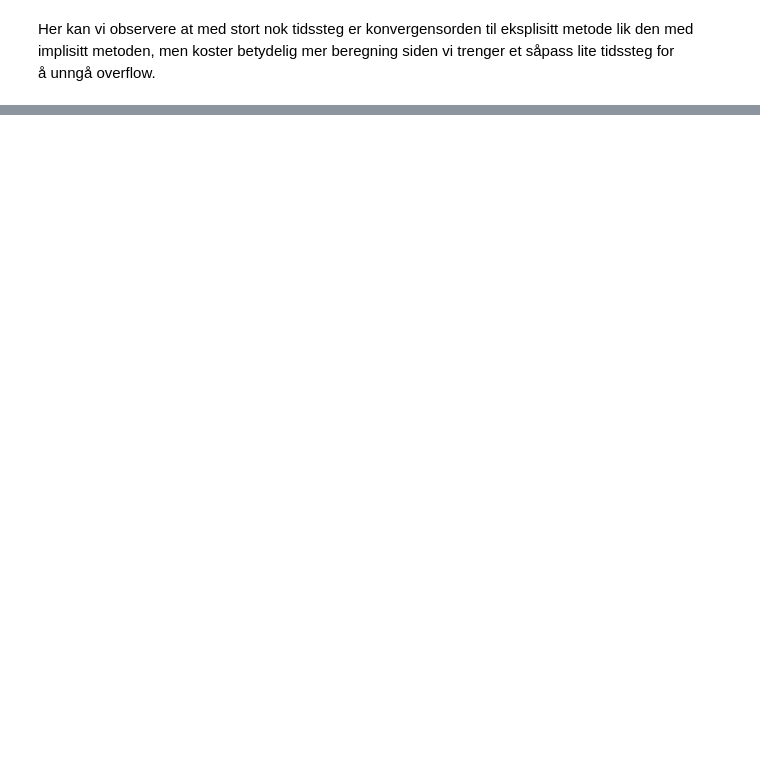
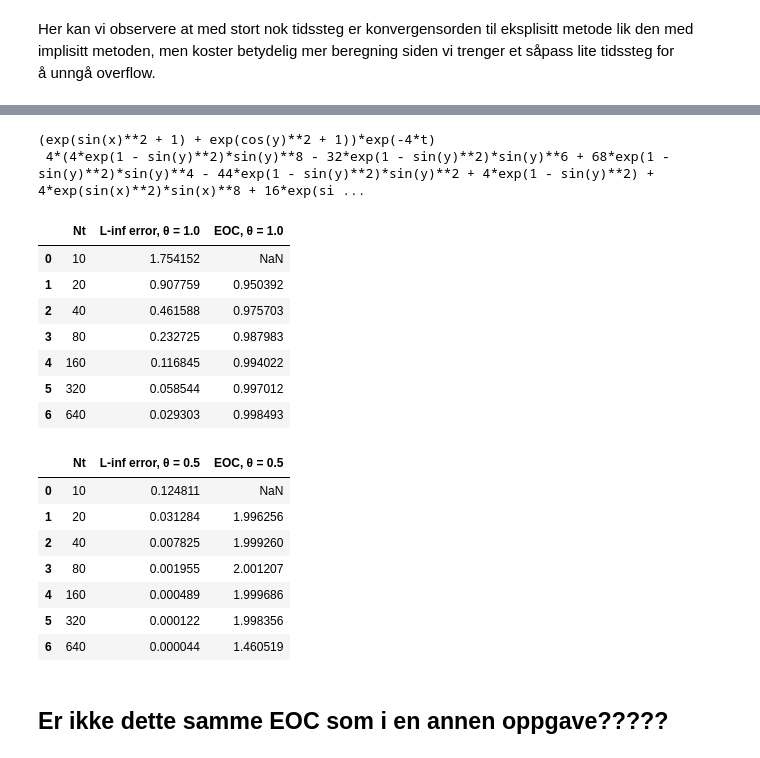
Before and after one commit to marieke-vaske/VitBer-InMat, a Jupyter notebook: Task3.ipynb, the cells around one changed output, grey strips where cells are left out. Drawn from its saved outputs; the diff is of its cells as text; code cells hidden in the pictures; blank space fills up the shorter version.

```diff
--- a/Task3.ipynb
+++ b/Task3.ipynb
@@ -789,23 +474,22 @@ Her kan vi observere at med stort nok tidssteg er konvergensorden til eksplisitt
 # %%
-# Bruker kode fra forelesningsnotater for å finne g
-def manufacture_solution_biharmonic(u_str, kappa, M, f):
+def manufacture_solution_biharmonic(u_str, kappa_val):
+
     import sympy as sy
-    from sympy import sin, cos, exp
-    x, y, t, kappa = sy.symbols('x y t kappa')
-    u_sy = eval(u_str) # symbolsk representasjon av u evalueres fra strengen
-    laplace = lambda u: sy.diff(u, x, x) + sy.diff(u, y, y) # Definerer laplace
-    biharmonic = lambda u: sy.diff(u, x, x, x, x) + sy.diff(u, x, x, y, y) + sy.diff(u, y, y, x, x) + sy.diff(u, y, y, y, y)
-    g_sy =  sy.diff(u_sy, t) - sy.simplify(M*laplace(f(u_sy)))+sy.simplify(kappa*biharmonic(u_sy))  # skriver uttrykk for g
 
-    # funksjonene gjøres til kallbare funksjoner og printes
-    u = sy.lambdify((x, y, t), u_sy, modules='numpy')
-    g = sy.lambdify((x, y, t), g_sy, modules='numpy')
-    print(f'u = {u_sy}')
-    print(f'u0 = {u_sy.subs(t, 0)}')
-    print(f'g = {g_sy}')
+    x, y, t, kappa = sy.symbols('x y t kappa') #
+
+    u_sy = sy.simplify(eval(u_str))
+    u_sy = u_sy.subs(kappa, kappa_val)
+
+    laplace = lambda u: sy.diff(u, x, x) + sy.diff(u, y, y)
+    biharmonic = lambda u: sy.diff(laplace(u), x, x) + sy.diff(laplace(u), y, y)
+
+    g_sy = sy.simplify(sy.diff(u_sy, t) + kappa * biharmonic(u_sy))
+    g_sy = g_sy.subs(kappa, kappa_val)
+
+    u = sy.lambdify((x, y, t), u_sy) #, modules='numpy'
+    g = sy.lambdify((x, y, t), g_sy) # modules='numpy'
+
+    print(u_sy, "\n", g_sy)
+
     return u, g
-
-M = 1
-f = lambda u : u**3 - u
-u_ex_str = '(exp(1+sin(x)*sin(x))+exp(1+cos(y)*cos(y)))*exp(-4*kappa*t)'
-u_ex, g = manufacture_solution_biharmonic(u_ex_str, kappa, M, f)
@@ -865,0 +496,29 @@ table(Nts, thetas, u_ex, g)
+# %%
+u_ex_str = '(exp(1+sin(x)*sin(x))+exp(1+cos(y)*cos(y)))*exp(-4*kappa*t)'
+u_ex, g = manufacture_solution_biharmonic(u_ex_str, 1)
+
+U0 = u_ex(X, Y, 0)
+solver = transient_biharmonic_solver(kappa=1, X=X, Y=Y, U0=U0, t0=t0, T=T, Nt=320, Lx=Lx, Ly=Ly, theta = 0.5, g = g)
+
+error(Nts, thetas=[1, 0.5], u_ex = u_ex, g=g)
+# %% [output]
+(exp(sin(x)**2 + 1) + exp(cos(y)**2 + 1))*exp(-4*t)
+ 4*(4*exp(1 - sin(y)**2)*sin(y)**8 - 32*exp(1 - sin(y)**2)*sin(y)**6 + 68*exp(1 - sin(y)**2)*sin(y)**4 - 44*exp(1 - sin(y)**2)*sin(y)**2 + 4*exp(1 - sin(y)**2) + 4*exp(sin(x)**2)*sin(x)**8 + 16*exp(si ...
+|  | Nt | L-inf error, θ = 1.0 | EOC, θ = 1.0 |
+| 0 | 10 | 1.754152 | NaN |
+| 1 | 20 | 0.907759 | 0.950392 |
+| 2 | 40 | 0.461588 | 0.975703 |
+| 3 | 80 | 0.232725 | 0.987983 |
+| 4 | 160 | 0.116845 | 0.994022 |
+| 5 | 320 | 0.058544 | 0.997012 |
+| 6 | 640 | 0.029303 | 0.998493 |
+|  | Nt | L-inf error, θ = 0.5 | EOC, θ = 0.5 |
+| 0 | 10 | 0.124811 | NaN |
+| 1 | 20 | 0.031284 | 1.996256 |
+| 2 | 40 | 0.007825 | 1.999260 |
+| 3 | 80 | 0.001955 | 2.001207 |
+| 4 | 160 | 0.000489 | 1.999686 |
+| 5 | 320 | 0.000122 | 1.998356 |
+| 6 | 640 | 0.000044 | 1.460519 |
+# %% [markdown]
+## Er ikke dette samme EOC som i en annen oppgave?????
```
Also changed, not shown: parts of 28 cells of this notebook.
